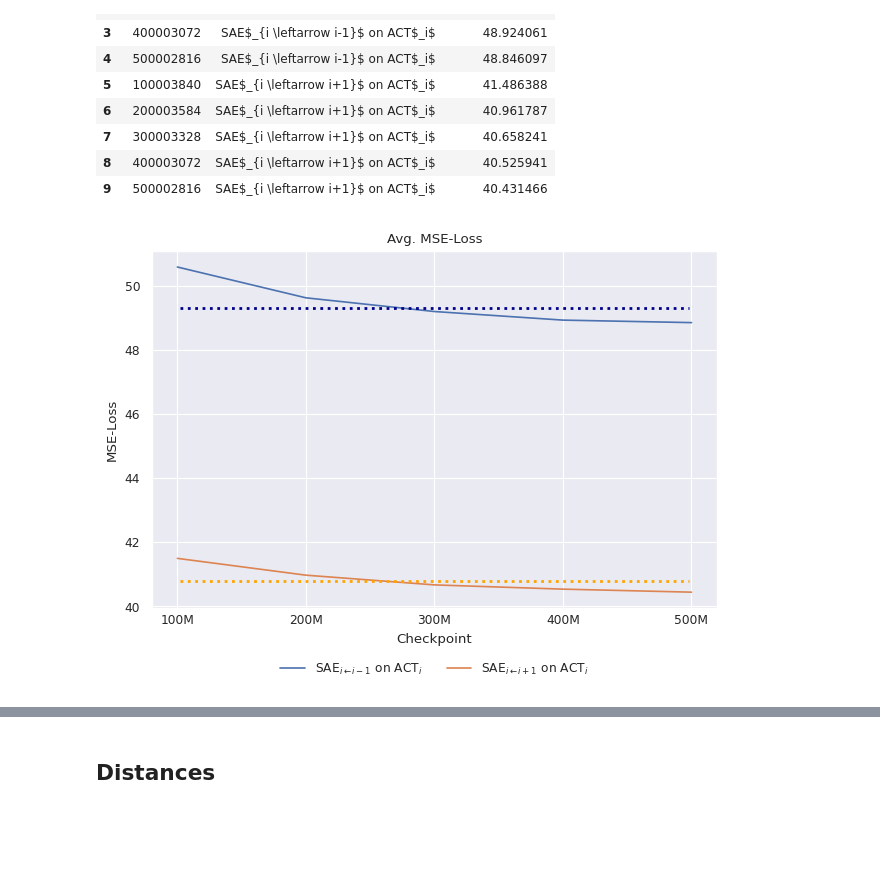
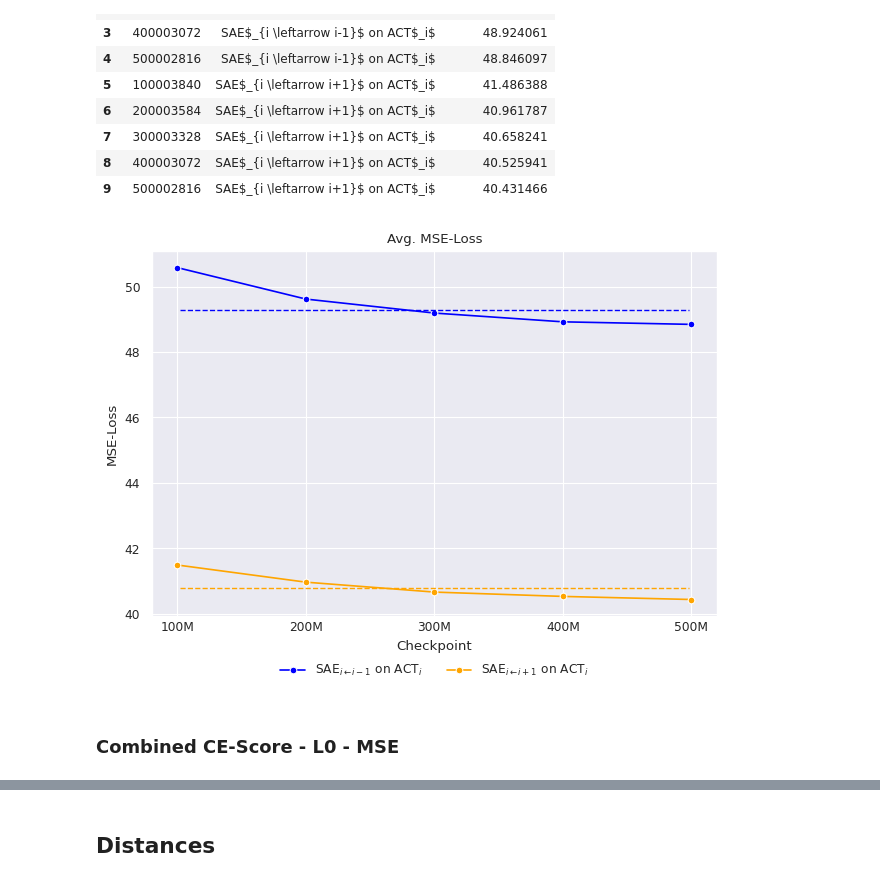
Before and after one commit to ghidav/sae-transfer-learning, a Jupyter notebook: paper_plot.ipynb, the cells around one changed output, grey strips where cells are left out. Drawn from its saved outputs; the diff is of its cells as text; code cells hidden in the pictures; blank space fills up the shorter version.

```diff
--- a/paper_plot.ipynb
+++ b/paper_plot.ipynb
@@ -1278,6 +1158,7 @@ for layers in [[0, 1, 2], [3, 4, 5], [6, 7, 8], [9, 10]]:
         err_style="bars",
         legend="brief",
         palette=sns.color_palette("flare", as_cmap=True),
+        marker="o"
     )
     ax.set_xticks(np.arange(5))
     ax.set_xlabel("Checkpoint")
@@ -1323,6 +1204,7 @@ for i, layers in enumerate([[0, 1, 2], [3, 4, 5], [6, 7, 8], [9, 10]]):
         legend="full",
         palette=sns.color_palette("flare", as_cmap=True),
         ax=ax,
+        marker="o"
     )
     h, l = ax.get_legend_handles_labels()
     ax.legend(h[1 : 4 - int(i == 3)], l[1 : 4 - int(i == 3)])
@@ -1420,6 +1282,7 @@ for layers in [[1, 2, 3], [4, 5, 6], [7, 8, 9], [10, 11]]:
         err_style="bars",
         legend="brief",
         palette=sns.color_palette("flare", as_cmap=True),
+        marker="o"
     )
     ax.set_xticks(np.arange(5))
     ax.set_xlabel("Checkpoint")
@@ -1453,7 +1316,7 @@ for layers in [[1, 2, 3], [4, 5, 6], [7, 8, 9], [10, 11]]:
 sns.set_context("paper")
 
 fig, axes = plt.subplots(2, 2, figsize=(7, 5), sharex=True, sharey=False, dpi=110)
-for i, layers in enumerate([[0, 1, 2], [3, 4, 5], [6, 7, 8], [9, 10]]):
+for i, layers in enumerate([[1, 2, 3], [4, 5, 6], [7, 8, 9], [10, 11]]):
     ax = axes[i // 2, i % 2]
     sns.lineplot(
         data=mse_fwd_dfs_plot[mse_fwd_dfs_plot["i"].isin(layers)],
@@ -1465,6 +1328,7 @@ for i, layers in enumerate([[0, 1, 2], [3, 4, 5], [6, 7, 8], [9, 10]]):
         legend="full",
         palette=sns.color_palette("flare", as_cmap=True),
         ax=ax,
+        marker="o"
     )
     h, l = ax.get_legend_handles_labels()
     ax.legend(h[1 : 4 - int(i == 3)], l[1 : 4 - int(i == 3)])
@@ -1542,18 +1406,22 @@ mse_combined_avgs_df_plot
 # %%
 sns.set_theme("paper")
 ax = sns.lineplot(
     data=mse_combined_avgs_df_plot,
     x="Checkpoint",
     y="Avg. MSE-Loss",
     hue="Type",
+    marker="o",
+    palette={"SAE$_{i \leftarrow i-1}$ on ACT$_i$": "blue", "SAE$_{i \leftarrow i+1}$ on ACT$_i$": "orange"},
 )
-ax.axhline(y=mse_fwd_avgs_df.iloc[0, 0], xmin=0.05, xmax=0.95, color="darkblue", linewidth=2, ls=":")
-ax.axhline(y=mse_bwd_avgs_df.iloc[0, 0], xmin=0.05, xmax=0.95, color="orange", linewidth=2, ls=":")
+ax.axhline(y=mse_fwd_avgs_df.iloc[0, 0], xmin=0.05, xmax=0.95, color="blue", linewidth=1, ls="--")
+ax.axhline(y=mse_bwd_avgs_df.iloc[0, 0], xmin=0.05, xmax=0.95, color="orange", linewidth=1, ls="--")
 ax.set_title("Avg. MSE-Loss")
 ax.set_ylabel("MSE-Loss")
 ax.set_xticklabels([f"{i+1}00M" for i in range(5)], va="center", ha="center")
-sns.move_legend(ax, "lower center", bbox_to_anchor=(0.5, -0.22), ncol=3, title=None, frameon=False)
+sns.move_legend(ax, "lower center", bbox_to_anchor=(0.5, -0.2), ncol=3, title=None, frameon=False)
 plt.tight_layout()
 plt.savefig(IMG_PATH + "avg_mse_loss_score_through_time_combined.png")
 # %% [output]
-[figure, old version]
+[figure, new version]
+# %% [markdown]
+### Combined CE-Score - L0 - MSE
```
Also changed, not shown: parts of 24 cells of this notebook.
